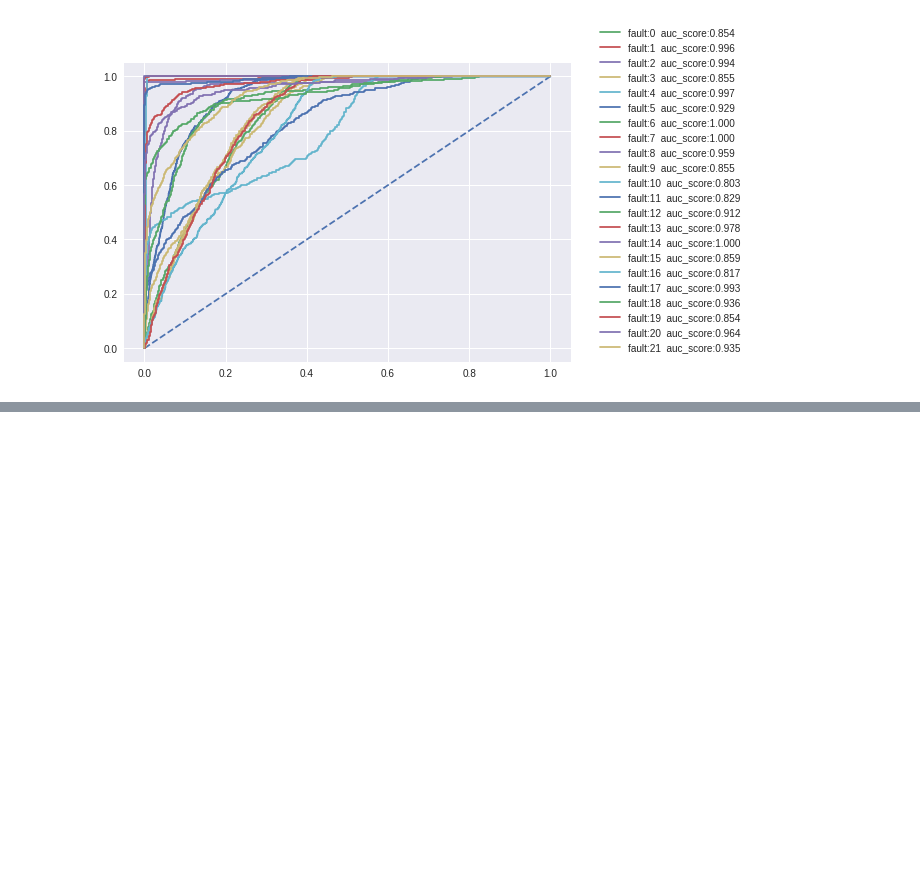
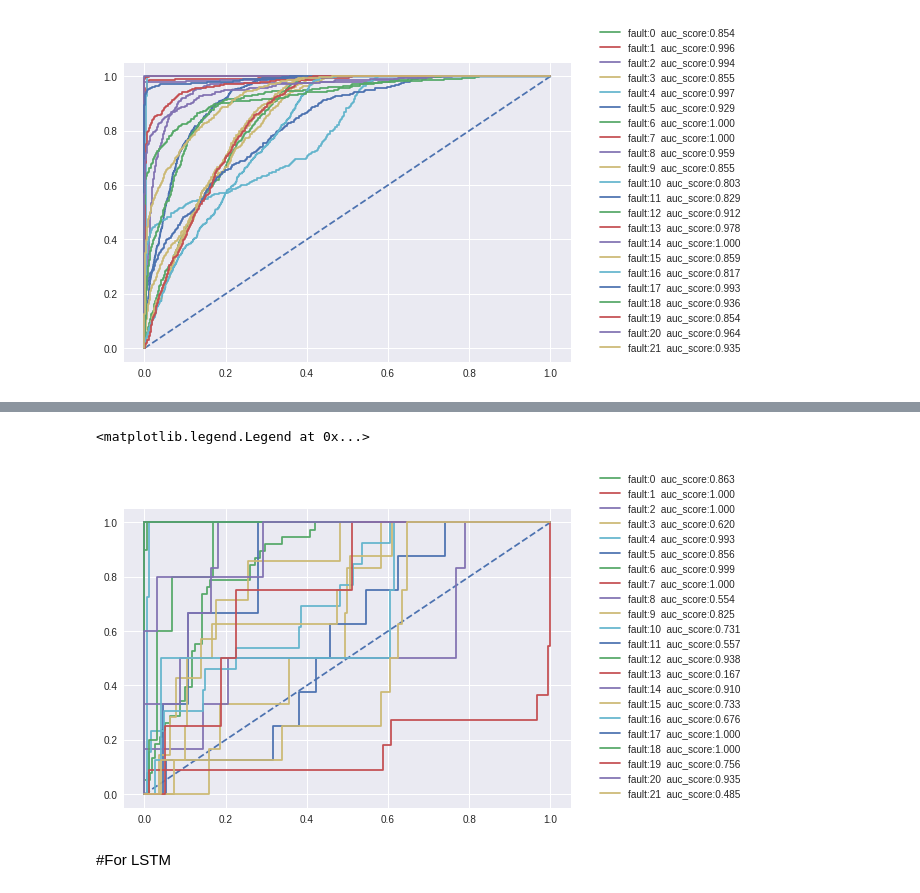
Before and after one commit to phantom-balance/TEP, a Jupyter notebook: performance.ipynb, the cells around one changed output, grey strips where cells are left out. Saved outputs shown, nothing was run; the diff lists cells and outputs as text; code cells hidden in the pictures; blank space fills up the shorter version.

```diff
--- a/performance.ipynb
+++ b/performance.ipynb
@@ -397,0 +539,7 @@ files.download('GRU_TEP.pth.tar')
+# %%
+import torch
+rnn_test_true_ = torch.tensor(rnn_test_true)
+rnn_test_true_ = rnn_test_true_.cpu()
+rnn_test_pred_ = torch.tensor(rnn_test_pred)
+rnn_test_pred_ = rnn_test_pred_.cpu()
+rnn_test_prob_ = rnn_test_prob.cpu()
@@ -397,0 +592,37 @@ files.download('GRU_TEP.pth.tar')
+# %%
+import matplotlib.pyplot as plt
+from sklearn.metrics import precision_score, recall_score, f1_score, roc_curve, roc_auc_score
+
+plt.style.use('seaborn')
+plt.plot([0,1], [0,1], '--')
+
+rnn_test_true_ = rnn_test_true_.tolist()
+rnn_test_pred_ = rnn_test_pred_.tolist()
+#Binary mode for each class
+for i in range(22):
+  rnn_test_true_temp=rnn_test_true_.copy()
+  rnn_test_pred_temp=rnn_test_pred_.copy()
+  for j in range(len(rnn_test_true)):
+    if rnn_test_true_temp[j]==i:
+      rnn_test_true_temp[j]= torch.tensor(1)
+    else:
+      rnn_test_true_temp[j]=torch.tensor(0)
+    if rnn_test_pred_temp[j]==i:
+      rnn_test_pred_temp[j] = torch.tensor(1)
+    else:
+      rnn_test_pred_temp[j]=torch.tensor(0)
+
+
+  fpr, tpr, thresholds = roc_curve(rnn_test_true_temp, rnn_test_prob_[:,i])
+  roc_auc = roc_auc_score(rnn_test_true_temp, rnn_test_prob_[:,i])
+  plt.plot(fpr, tpr, label="fault:"+str(i)+"  auc_score:"+str(f'{float(roc_auc):.3f}'))
+  # print("precision_score_for_number"+str(i)+":"+str(precision_score(rnn_test_true_temp, rnn_test_pred_temp)))
+  # print("recall_score_for_number"+str(i)+":"+str(recall_score(rnn_test_true_temp, rnn_test_pred_temp)))
+  # print("f1_score_for_number"+str(i)+":"+str(f1_score(rnn_test_true_temp, rnn_test_pred_temp)))
+  # print("###########################################################")
+plt.legend(bbox_to_anchor=(1.4,0), loc='lower right')
+# %% [output]
+<matplotlib.legend.Legend at 0x...>
+[figure, added]
+# %% [markdown]
+#For LSTM
```
Also changed, not shown: parts of 43 cells of this notebook.
